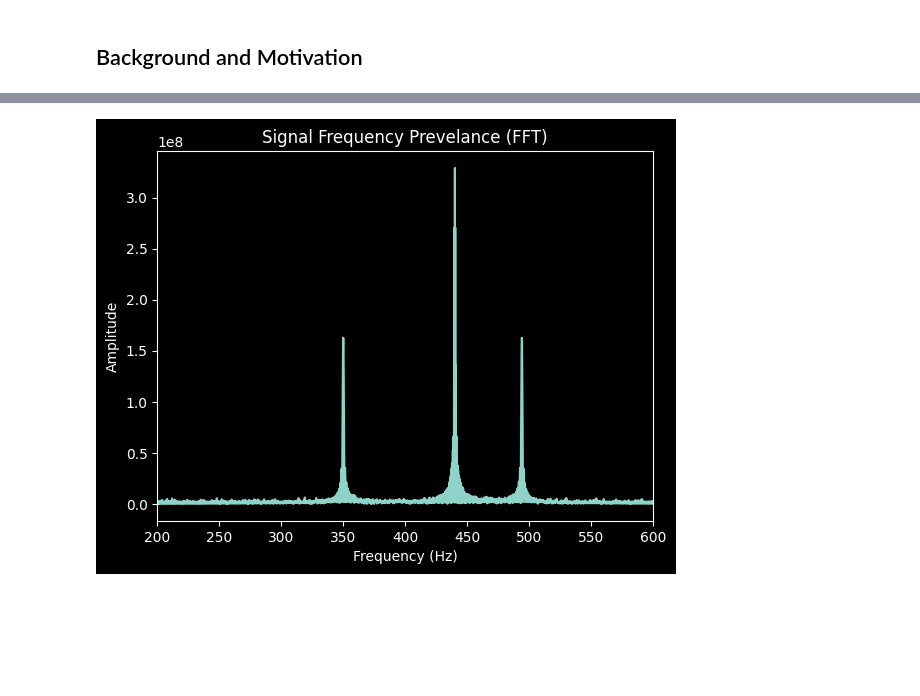
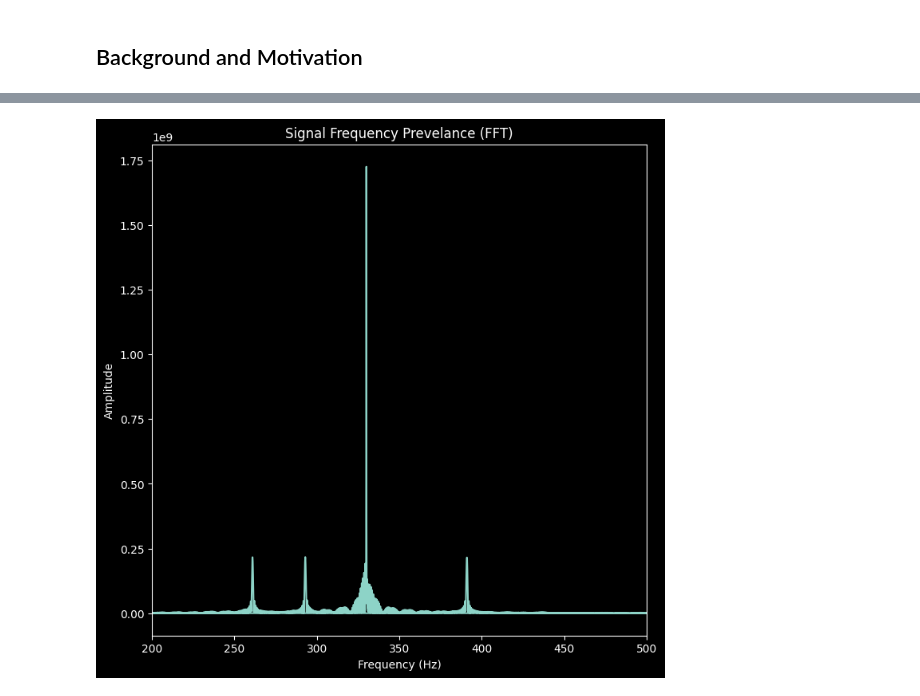
Before and after one commit to cyschneck/geocat-research, a Jupyter notebook: vast/wavelet_p1.ipynb, the cells around one changed output, grey strips where cells are left out. Cells and saved outputs as stored; diff of their text form; code cells hidden in the pictures; blank space fills up the shorter version.

Commit message:
fft jingle bells

```diff
--- a/vast/wavelet_p1.ipynb
+++ b/vast/wavelet_p1.ipynb
@@ -9,3 +9,7 @@ from scipy.fftpack import fft, fftfreq
 from scipy.io import wavfile
 import math
 plt.style.use('dark_background')
+# %%
+# Load .wav file data
+sample_rate, signal_data = wavfile.read('jingle_bells.wav')
+print(sample_rate)
@@ -12,24 +25,21 @@ plt.style.use('dark_background')
 # %%
 # Fast Fourier Transform
-
-# Load .wav file data
-sample_rate, signal_data = wavfile.read('mystery_signal.wav')
 
 # Collect Fast Fourier Transform Data
 fourier_transform = abs(fft(signal_data))
 freqs = fftfreq(len(fourier_transform), (1/sample_rate))
 
 # Plot Frequency Prevelance
-fig, ax = plt.subplots()
+fig, ax = plt.subplots(figsize=(8, 8))
 plt.plot(freqs, fourier_transform)
 # Only plot positive Frequencies (hz) in range of notes (200-600)
-ax.set_xlim(left=200, right=600)
+ax.set_xlim(left=200, right=500)
 plt.title("Signal Frequency Prevelance (FFT)")
 plt.xlabel('Frequency (Hz)')
 plt.ylabel('Amplitude')
 plt.savefig("fft_1.png")
 plt.show()
 # %% [output]
-[figure, old version]
+[figure, new version]
 # %%
 # Plot Frequency Prevelance with Note Overview
```
Also changed, not shown: parts of 4 cells of this notebook, 5 other files.
